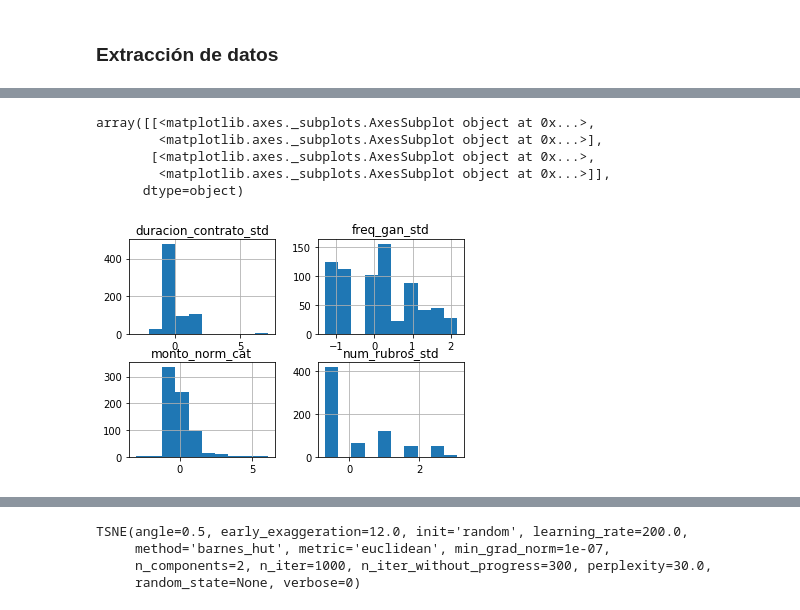
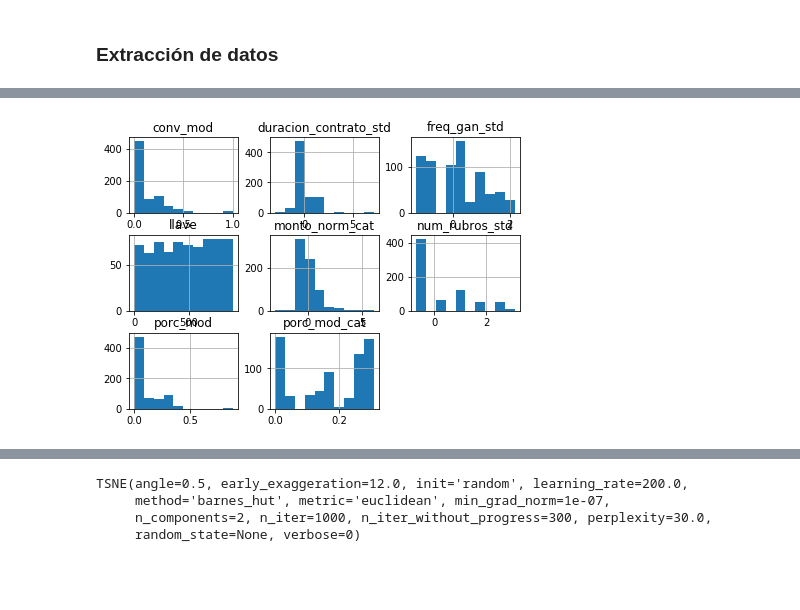
Before and after one commit to xuxoramos/deteccioncohechojuarez, a Jupyter notebook: Anomalies.ipynb, the cells around one changed output, grey strips where cells are left out. Drawn from its saved outputs; the diff is of its cells as text; code cells hidden in the pictures; blank space fills up the shorter version.

```diff
--- a/Anomalies.ipynb
+++ b/Anomalies.ipynb
@@ -118,19 +126,32 @@ Name: fin_admon, Length: 906, dtype: object
 # %%
 X_eng = (
     X
+    .reset_index()
+    .rename(columns={'index': 'llave'})
     .assign(duracion_contrato = lambda x: (x.fin_contrato - x.inicio_contrato).dt.days)
     .assign(duracion_contrato_std=lambda x: (x.duracion_contrato-x.duracion_contrato.mean())/
             x.duracion_contrato.std())
 #     .assign(porc_dentro_admon = lambda x:
 #             ((pd.to_datetime((x.fin_admon+1).astype(str).str.replace('\.0', '')+"0101",errors='coerce') - x.inicio_contrato).dt.days / x.duracion_contrato)
 #            .apply(lambda y: min(y,1)))
-    .assign(freq_gan=lambda x: x.groupby('proveedor').cat.transform('count').fillna(0).apply(lambda y: np.log(y+1)))
+    .assign(freq_gan=lambda x:
+            x.groupby('proveedor').cat.transform('count').fillna(0).apply(lambda y: np.log(y+1)))
     .assign(freq_gan_std=lambda x: (x.freq_gan-x.freq_gan.mean())/x.freq_gan.std())
     .assign(num_rubros=lambda x: x.groupby(['proveedor']).cat.transform('nunique').fillna(0))
     .assign(num_rubros_std=lambda x: (x.num_rubros-x.num_rubros.mean())/x.num_rubros.std())
     .assign(monto_final=lambda x: x.monto_original + x.monto_adicional.fillna(0))
     .assign(monto_norm_cat=lambda x: (x.monto_final - x.groupby('cat').monto_final.transform('mean'))/
             x.groupby('cat').monto_final.transform('std').fillna(1))
+    .assign(conv_mod=lambda x:
+            x.assign(convenio=lambda y: y.monto_adicional.notna())
+            .groupby('proveedor').convenio.transform('mean'))
+    .assign(porc_mod=lambda x:
+           x.assign(conv_porc=lambda y: y.monto_adicional / y.monto_original)
+            .groupby('proveedor').conv_porc.transform('mean').fillna(0))
+    .assign(porc_mod_cat=lambda x:
+           x.assign(conv_porc=lambda y: y.monto_adicional / y.monto_original)
+            .groupby('cat').conv_porc.transform('mean').fillna(0))
+    .assign(porc_mod_std=lambda x: x.porc_mod - x.porc_mod_cat)
 )
 X_eng
 # %% [output]
@@ -155,14 +176,22 @@ X_eng
 # %%
-X_std = X_eng[['dep', 'duracion_contrato_std',
-  'freq_gan_std',
-  'num_rubros_std',
-  'monto_norm_cat']].dropna()
+X_std = X_eng[[
+    'llave', 'duracion_contrato_std',
+    'freq_gan_std',
+    'num_rubros_std',
+    'monto_norm_cat',
+    'conv_mod',
+    'porc_mod',
+    'porc_mod_cat']].dropna()
 X_std.hist()
+
+X_no_std = X_eng[[
+    'llave', 'duracion_contrato',
+    'freq_gan',
+    'num_rubros',
+    'monto_norm_cat',
+    'conv_mod',
+    'porc_mod',
+    'porc_mod_cat']].dropna()
 # X_std = X_std - mean()
 # %% [output]
-array([[<matplotlib.axes._subplots.AxesSubplot object at 0x...>,
-        <matplotlib.axes._subplots.AxesSubplot object at 0x...>],
-       [<matplotlib.axes._subplots.AxesSubplot object at 0x...>,
-        <matplotlib.axes._subplots.AxesSubplot object at 0x...>]],
-      dtype=object)
-[figure, old version]
+[figure, new version]
```
Also changed, not shown: parts of 19 cells of this notebook, 1 other file.
